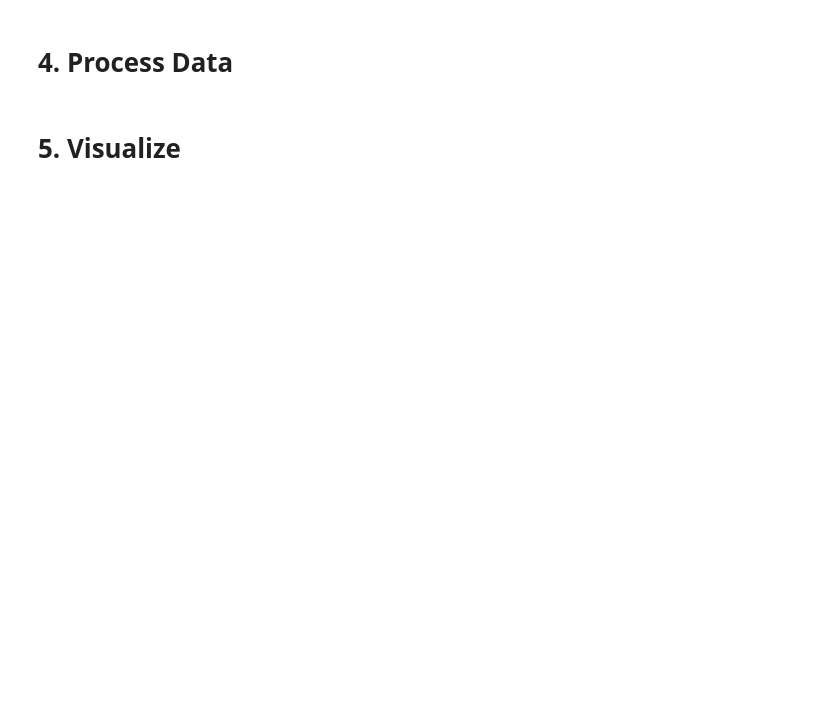
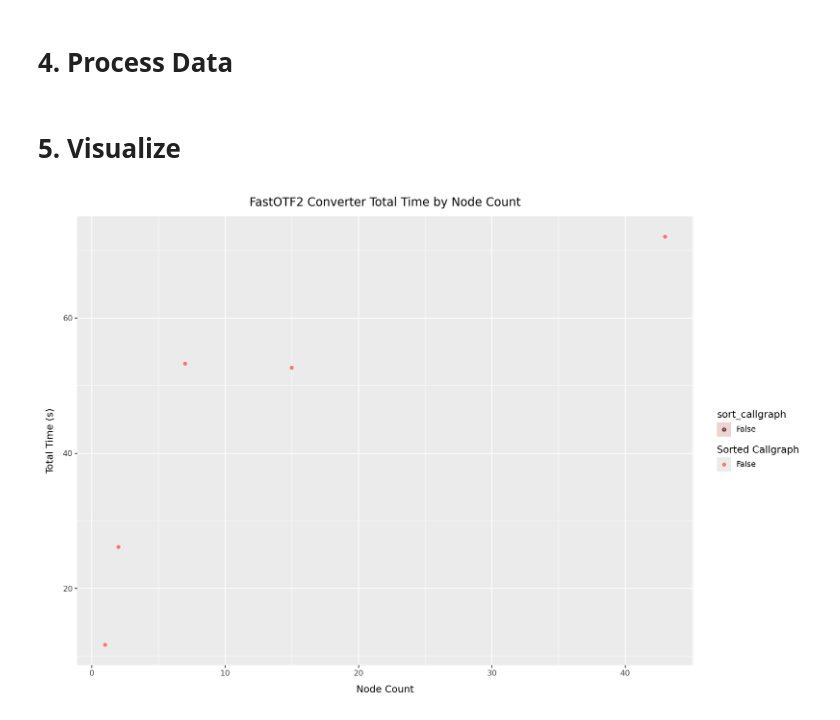
Before and after one commit to hpc-ai-adv-dev/fastotf2, a Jupyter notebook: workflows/scaling/converter-scaling.ipynb, the cells around one changed output. Cells and saved outputs as stored; diff of their text form; code cells hidden in the pictures; blank space fills up the shorter version.

Commit message:
fix to the weak scaling for the conerter
Signed-off-by: Brandon Neth <brandon.neth@hpe.com>

```diff
--- a/workflows/scaling/converter-scaling.ipynb
+++ b/workflows/scaling/converter-scaling.ipynb
@@ -31,9 +32,7 @@ entrypoint_path = '/workspace/fastotf2/apps/FastOTF2Converter/target/release/Fas
 container_name = 'fastotf2-converter-libfabric2.3.1-pr-22.sif'
 
 # === Environment Defaults
-workflow_dir = os.getcwd()
-output_dir = os.path.join(workflow_dir, "out_csv")
-logs_dir = os.path.join(output_dir, "logs")
+
 trace_paths = {
     2:  "/lus/bnchlu1/adt/otf2-traces/frontier/frontier-2-node-single-HPL-run/",
     4:  "/lus/bnchlu1/adt/otf2-traces/frontier/frontier-4-node-single-HPL-run/",
@@ -45,11 +44,16 @@ trace_paths = {
 
 # === Experiment Setup ===
 strategies = ["locgroup_dist_block"]
-formats =  ["CSV"]
+formats =  ["PARQUET"]
 thread_counts = [64] # Max seems to be 256
 trial_count = 1
 max_wait_s = 12 * 60 * 60
-sort_callgraph_flags = [True, False]
+sort_callgraph_flags = [False]
+
+gib_per_node = 0.7
+workflow_dir = os.getcwd()
+output_dir = os.path.join(workflow_dir, f"out_{gib_per_node}gib_per_node")
+logs_dir = os.path.join(output_dir, "logs")
 # %% [markdown]
 ## Environment
 # %%
@@ -92,7 +114,18 @@ for sort_flag in sort_callgraph_flags:
                 for thread_count in thread_counts:
                     for trial in range(trial_count):
                         arg_map = {}
-                        converter_node_count = traced_node_count # weaks scaling
+
+                        # get the output of a du to get the trace size
+                        result = subprocess.run(['du', '-sh', trace_path], check=True, stdout=subprocess.PIPE, stderr=subprocess.PIPE)
+                        result_str = result.stdout.decode('utf-8').strip()
+                        trace_size = result_str.split()[0]
+                        print(f'{trace_path} size: {trace_size}')
+
+                        trace_size_bytes = humanfriendly.parse_size(trace_size)
+                        trace_size_gib = trace_size_bytes / (1024 ** 3)
+                        converter_node_count = max(1, int(trace_size_gib / gib_per_node)) # weaks scaling
+                        arg_map['trace_size_gib'] = trace_size_gib
+                        print(converter_node_count)
                         run_output_dir = os.path.join(output_dir, f'{strategy}_{format}_{converter_node_count}nodes_{thread_count}threads_{"sort" if sort_flag else "nosort"}_trial{trial}')
                         log_path = os.path.join(run_output_dir, 'logs')
                         log_file = os.path.join(log_path, 'converter.log')
@@ -222,11 +273,14 @@ df_range.rename(columns={'min': 'min_time', 'max': 'max_time', 'mean': 'total_ti
 # %% [markdown]
 # 5. Visualize
 # %%
-p = ggplot(df_range, aes(x='node_count', y='total_time_s', color='sort_callgraph'))
-p += geom_ribbon(aes(ymin='min_time', ymax='max_time', fill='sort_callgraph'), alpha=0.2)
+p = ggplot(df_range, aes(x='node_count', y='total_time_s', fill='sort_callgraph', color='sort_callgraph'))
+p += geom_ribbon(aes(ymin='min_time', ymax='max_time', fill='sort_callgraph'), alpha=0.2, color=None)
 p += geom_point()
-p += labs(title='Converter Total Time by Node Count', x='Node Count', y='Total Time (s)', color='Sorted Callgraph')
+p += labs(title='FastOTF2 Converter Total Time by Node Count', x='Node Count', y='Total Time (s)', color='Sorted Callgraph')
+p += theme(figure_size=(12,8))
 p
+# %% [output]
+[figure, added]
 # %%
 df_range = df.groupby(['node_count', 'sort_callgraph'])['throughput_eps'].agg(['min', 'max', 'mean']).reset_index()
 df_range.rename(columns={'min': 'min_throughput', 'max': 'max_throughput', 'mean': 'throughput_eps'}, inplace=True)
```
Also changed, not shown: parts of 7 cells of this notebook.
